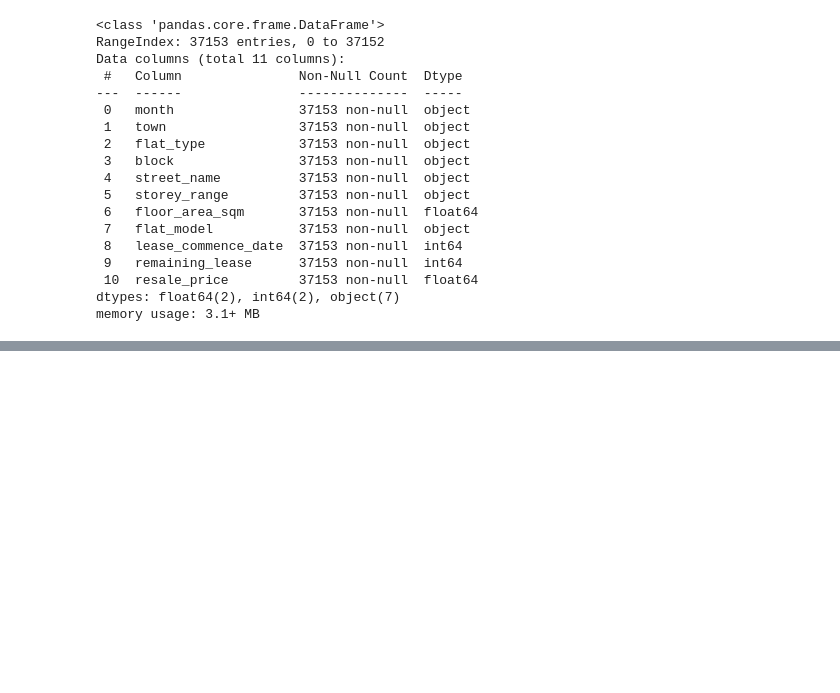
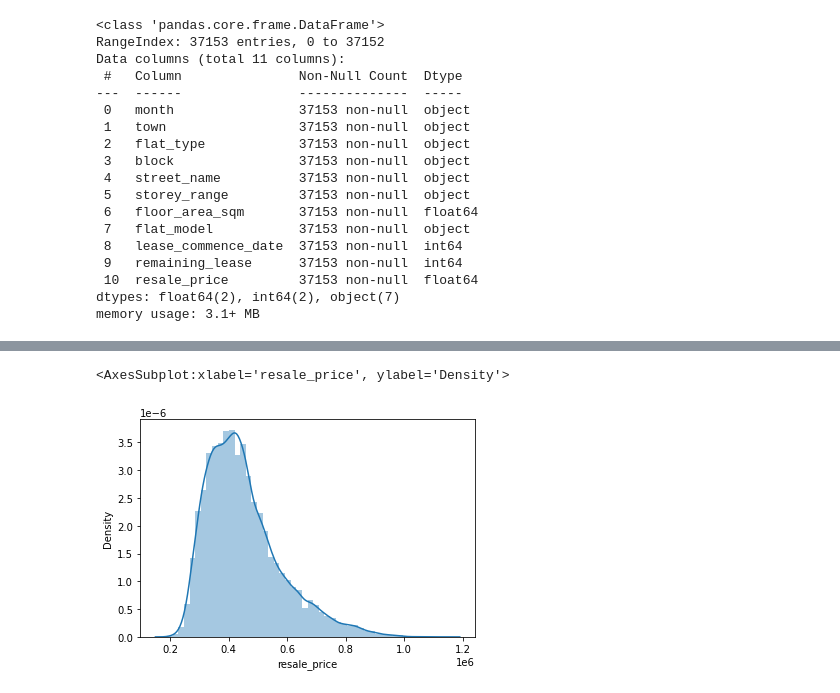
Before and after one commit to JunLongg/hdb-test, a Jupyter notebook: hdb_resale_price_DE.ipynb, the cells around one changed output, grey strips where cells are left out. Saved outputs shown, nothing was run; the diff lists cells and outputs as text; code cells hidden in the pictures; blank space fills up the shorter version.

```diff
--- a/hdb_resale_price_DE.ipynb
+++ b/hdb_resale_price_DE.ipynb
@@ -127,0 +479,8 @@ memory usage: 3.1+ MB
+# %%
+# df['month'].astype('datetime64[D]')
+# pd.to_datetime(df['lease_commence_date'], format='%Y')
+df['computed_remaining_lease'] = 99 - ((df['month'].astype('datetime64[D]') - pd.to_datetime(df['lease_commence_date'], format='%Y')) / np.timedelta64(1,'Y'))
+df['Years'] = np.floor(df['computed_remaining_lease']).astype('int')
+df['Months'] = np.floor(np.modf(df['computed_remaining_lease'])[0] * 12).astype('int')
+df['computed_remaining_lease_in_years_months'] = df['Years'].astype('str') + ' Years ' + df['Months'].astype('str') + ' Months'
+df
@@ -127,0 +504,7 @@ memory usage: 3.1+ MB
+# %%
+#creating list of columns to be ported over from previous worked on dataframe
+# Making a new copy of the prepared dataframe without the validations
+column_list = list(hdb_mar2012_dec2014.columns)
+column_list.append('computed_remaining_lease_in_years_months')
+df2 = df[column_list].copy()
+df2
@@ -127,0 +525,3 @@ memory usage: 3.1+ MB
+# %%
+dedupe_columns = [i for i in column_list if i != 'resale_price']
+df2[df2.duplicated(subset=dedupe_columns)]
@@ -127,0 +542,4 @@ memory usage: 3.1+ MB
+# %%
+# By using sort_values, the dataframe will be rearranged with the highest price above. Accompanied by the drop_duplicate function with its default keep = first configuration, this will ensure the deduplication will keep the highest resale value.
+df2_deduped = df2.sort_values('resale_price', ascending=False).drop_duplicates(subset=dedupe_columns,ignore_index=True)
+df2_deduped
@@ -127,0 +586,5 @@ memory usage: 3.1+ MB
+# %%
+sns.distplot(df2_deduped['resale_price'])
+# %% [output]
+<AxesSubplot:xlabel='resale_price', ylabel='Density'>
+[figure, added]
```
Also changed, not shown: parts of 64 cells of this notebook, 7 other files.
